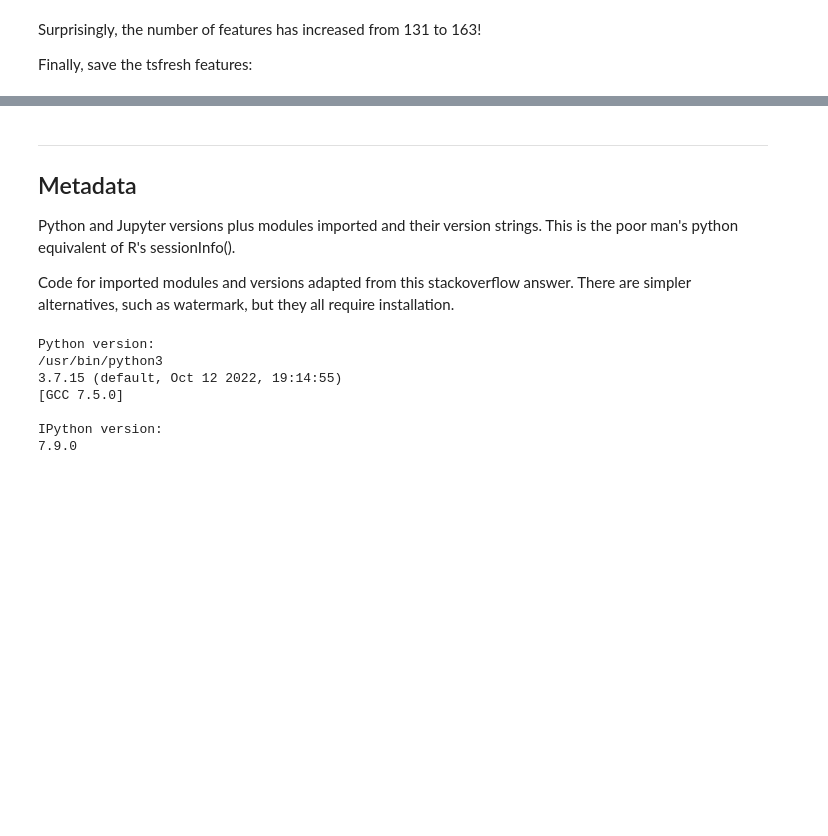
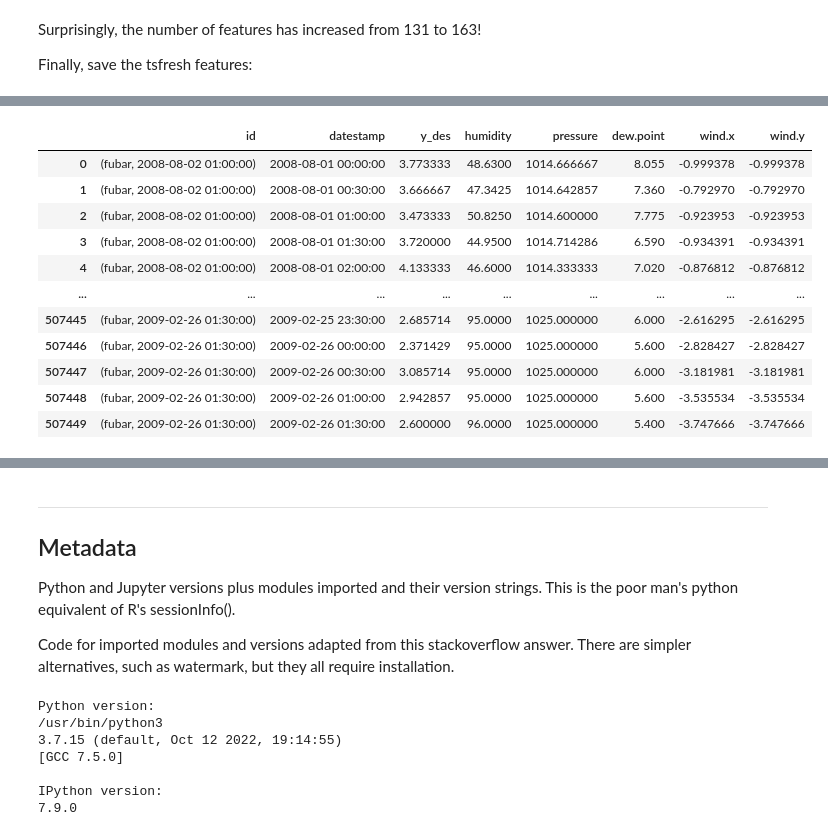
Before and after one commit to makeyourownmaker/CambridgeTemperatureNotebooks, a Jupyter notebook: notebooks/tsfresh_feature_engineering.ipynb, the cells around one changed output, grey strips where cells are left out. Saved outputs shown, nothing was run; the diff lists cells and outputs as text; code cells hidden in the pictures; blank space fills up the shorter version.

Commit message:
Started calculating rolling mean features

```diff
--- a/notebooks/tsfresh_feature_engineering.ipynb
+++ b/notebooks/tsfresh_feature_engineering.ipynb
@@ -570,3 +517,23 @@ print(json.dumps(relevant_settings, sort_keys=True, indent=4))
+# %%
+# df['y_des'].corr(df['y_des__fft_coefficient__attr_"real"__coeff_0'])
+# Create correlation matrix
+corr_matrix = df.corr().abs()
+# print(corr_matrix)
+
+# Select upper triangle of correlation matrix
+upper = corr_matrix.where(np.triu(np.ones(corr_matrix.shape), k=1).astype(np.bool))
+# print(upper)
+
+# Find index of feature columns with correlation greater than 0.95
+to_drop = [column for column in upper.columns if any(upper[column] > 0.95)]
+print("to_drop:")
+print(to_drop)
+print(len(to_drop))
+
+# Drop features
+df.drop(to_drop, axis=1, inplace=True)
+
+print("df:", df.shape)
 # %% [markdown]
 Surprisingly, the number of features has increased from 131 to 163!
 
@@ -579,0 +566,53 @@ df_features_final.to_csv('df_features_final.csv.xz')
+# %%
+df.dropna(inplace=True)
+# df.loc[:, 'id'] = range(1, len(df) + 1)
+df.loc[:, 'id'] = 'fubar'
+df.loc[:, 'datestamp'] = df['ds']
+
+settings_efficient = settings.EfficientFCParameters()
+
+n =  100        #  approx. 14 secs
+n = 1000        #  2 mins 37
+n = 10000       # 32 mins
+n = 365 * 48    # .. mins but crashed at end of run :-(
+# n = 15000     # .. mins
+cols = ['id', 'datestamp', 'y_des', 'humidity', 'pressure', 'dew.point', 'wind.x', 'wind.y']
+#print(df.loc[:, cols].head())
+
+#X, y = make_forecasting_frame(df['y_des'].head(n),
+#                              kind = 'y_des',
+#                              rolling_direction = 1,
+#                              max_timeshift = 50)
+#print("X:", X.shape, sep='\n')
+#display(X)
+
+
+#df_features = extract_features(X.head(n),
+#                               column_id       = "id",
+#                               column_sort     = "time",
+#                               column_value    = "value",
+#                               impute_function = impute,
+#                               default_fc_parameters = settings_efficient)
+#print("df_features:", df_features.shape)
+#display(df_features)
+#stop()
+
+
+df_rolled = roll_time_series(df.loc[:, cols].head(n),
+                             column_id     = 'id',
+                             column_sort   = 'datestamp',
+                             max_timeshift = 50,
+                             min_timeshift = 50)
+
+print("df_rolled:", df_rolled.shape, sep='\n')
+display(df_rolled)
+#stop()
+
+df_features = extract_features(df_rolled,
+                               column_id       = "id",
+                               column_sort     = "datestamp",
+                               impute_function = impute,
+                               default_fc_parameters = settings_efficient)
+
+print("df_features:", df_features.shape)
+# %% [output]
@@ -579,0 +621,12 @@ df_features_final.to_csv('df_features_final.csv.xz')
+|  | id | datestamp | y_des | humidity | pressure | dew.point | wind.x | wind.y |
+| 0 | (fubar, 2008-08-02 01:00:00) | 2008-08-01 00:00:00 | 3.773333 | 48.6300 | 1014.666667 | 8.055 | -0.999378 | -0.999378 |
+| 1 | (fubar, 2008-08-02 01:00:00) | 2008-08-01 00:30:00 | 3.666667 | 47.3425 | 1014.642857 | 7.360 | -0.792970 | -0.792970 |
+| 2 | (fubar, 2008-08-02 01:00:00) | 2008-08-01 01:00:00 | 3.473333 | 50.8250 | 1014.600000 | 7.775 | -0.923953 | -0.923953 |
+| 3 | (fubar, 2008-08-02 01:00:00) | 2008-08-01 01:30:00 | 3.720000 | 44.9500 | 1014.714286 | 6.590 | -0.934391 | -0.934391 |
+| 4 | (fubar, 2008-08-02 01:00:00) | 2008-08-01 02:00:00 | 4.133333 | 46.6000 | 1014.333333 | 7.020 | -0.876812 | -0.876812 |
+| ... | ... | ... | ... | ... | ... | ... | ... | ... |
+| 507445 | (fubar, 2009-02-26 01:30:00) | 2009-02-25 23:30:00 | 2.685714 | 95.0000 | 1025.000000 | 6.000 | -2.616295 | -2.616295 |
+| 507446 | (fubar, 2009-02-26 01:30:00) | 2009-02-26 00:00:00 | 2.371429 | 95.0000 | 1025.000000 | 5.600 | -2.828427 | -2.828427 |
+| 507447 | (fubar, 2009-02-26 01:30:00) | 2009-02-26 00:30:00 | 3.085714 | 95.0000 | 1025.000000 | 6.000 | -3.181981 | -3.181981 |
+| 507448 | (fubar, 2009-02-26 01:30:00) | 2009-02-26 01:00:00 | 2.942857 | 95.0000 | 1025.000000 | 5.600 | -3.535534 | -3.535534 |
+| 507449 | (fubar, 2009-02-26 01:30:00) | 2009-02-26 01:30:00 | 2.600000 | 96.0000 | 1025.000000 | 5.400 | -3.747666 | -3.747666 |
```
Also changed, not shown: parts of 16 cells of this notebook.
